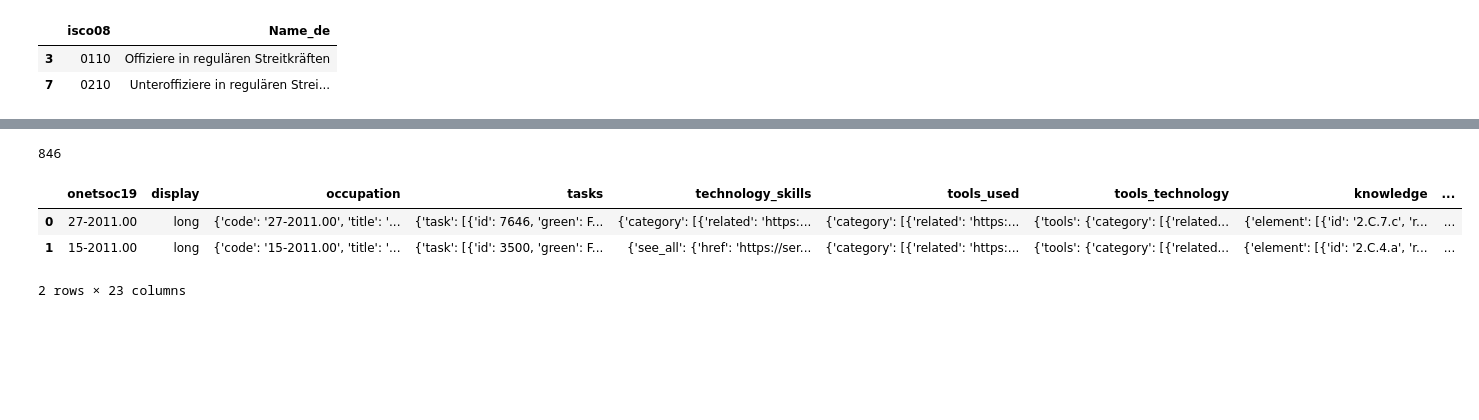
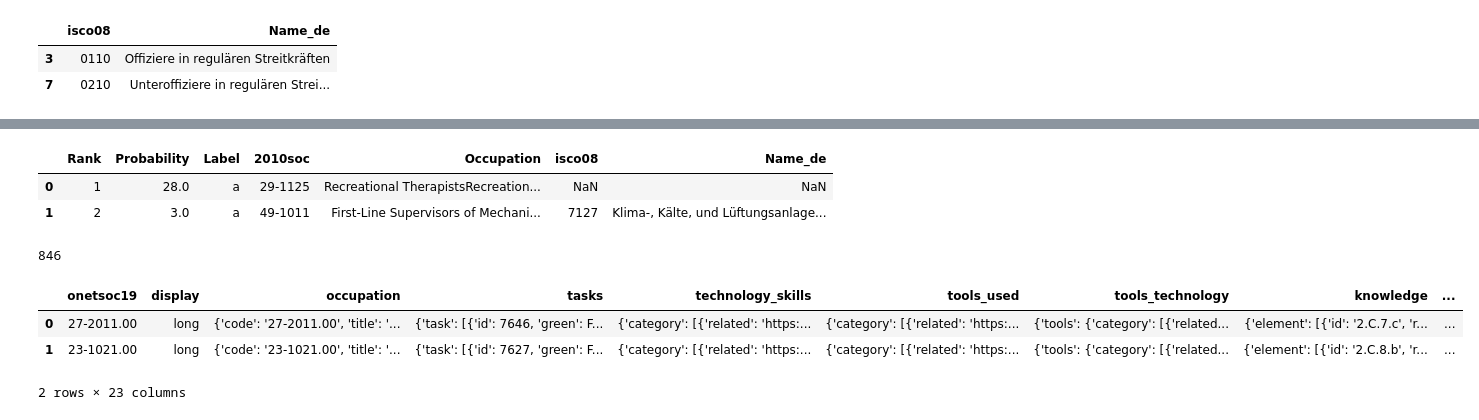
Before and after one commit to joergjan/bachelorarbeit, a Jupyter notebook: 02_crosswalk.ipynb, the cells around one changed output, grey strips where cells are left out. Saved outputs shown, nothing was run; the diff lists cells and outputs as text; code cells hidden in the pictures; blank space fills up the shorter version.

```diff
--- a/02_crosswalk.ipynb
+++ b/02_crosswalk.ipynb
@@ -97,13 +97,17 @@ onet.head(2)
 2 rows × 21 columns
+# %%
+# import Source Frey / Osborne
+
+fo =  pd.read_csv("files/FO.csv")
 # %%
 # Convert 'code' column to string
 onet['code'] = onet['code'].astype(str)
+fo["code"] = fo["code"].astype(str)
 
 # Rename 'code' column to 'onetsoc19'
 onet = onet.rename(columns={'code': 'onetsoc19'})
+fo = fo.rename(columns={'code': '2010soc'})
 
 print(onet.shape[0])
-
-onet.head(2)
 # %% [output]
 1016
@@ -129,9 +138,10 @@ joined.head(2)
 # %%
+# crosswalk soc
+
 joined = pd.merge(joined, isco_soc, left_on='2010soc', right_on="2010soc", how='left')
+fo_joined = pd.merge(fo, isco_soc, left_on='2010soc', right_on="2010soc", how='left')
 
 # print amount of cols
 print(joined.shape[0])
-
-joined.head(2)
 # %% [output]
 1065
@@ -142,9 +161,10 @@ joined.head(2)
 # %%
+# crosswalk isco08
+
 joined = pd.merge(joined, ch_isco, left_on='isco08', right_on="isco08", how='left')
+fo_joined = pd.merge(fo_joined, ch_isco, left_on='isco08', right_on="isco08", how='left')
 
 # print amount of cols
 print(joined.shape[0])
-
-joined.head(2)
 # %% [output]
 1065
@@ -155,11 +178,18 @@ joined.head(2)
+# %%
+fo_joined.head(2)
+# %% [output]
+|  | Rank | Probability | Label | 2010soc | Occupation | isco08 | Name_de |
+| 0 | 1 | 28.0 | a | 29-1125 | Recreational TherapistsRecreation... | NaN | NaN |
+| 1 | 2 | 3.0 | a | 49-1011 | First-Line Supervisors of Mechani... | 7127 | Klima-, Kälte, und Lüftungsanlage... |
 # %%
 joined = joined.dropna()
 joined = joined.drop(columns=["_id"])
+fo_joined = fo_joined.dropna()
 print(joined.shape[0])
 joined.head(2)
 # %% [output]
 846
 |  | onetsoc19 | display | occupation | tasks | technology_skills | tools_used | tools_technology | knowledge | ... |
 | 0 | 27-2011.00 | long | {'code': '27-2011.00', 'title': '... | {'task': [{'id': 7646, 'green': F... | {'category': [{'related': 'https:... | {'category': [{'related': 'https:... | {'tools': {'category': [{'related... | {'element': [{'id': '2.C.7.c', 'r... | ... |
-| 1 | 15-2011.00 | long | {'code': '15-2011.00', 'title': '... | {'task': [{'id': 3500, 'green': F... | {'see_all': {'href': 'https://ser... | {'category': [{'related': 'https:... | {'tools': {'category': [{'related... | {'element': [{'id': '2.C.4.a', 'r... | ... |
+| 1 | 23-1021.00 | long | {'code': '23-1021.00', 'title': '... | {'task': [{'id': 7627, 'green': F... | {'category': [{'related': 'https:... | {'category': [{'related': 'https:... | {'tools': {'category': [{'related... | {'element': [{'id': '2.C.8.b', 'r... | ... |
 2 rows × 23 columns
```
Also changed, not shown: parts of 13 cells of this notebook, 7 other files.
